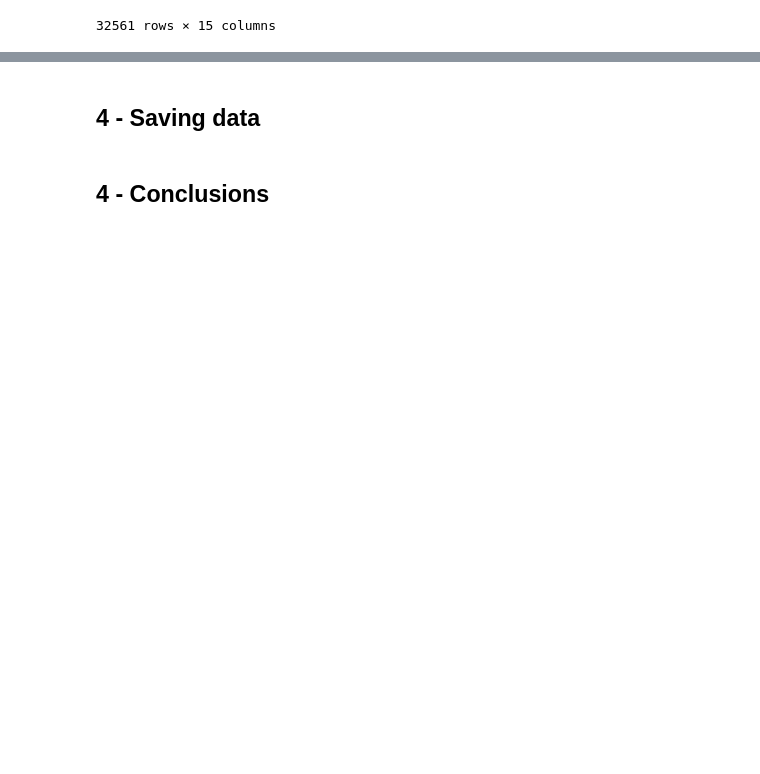
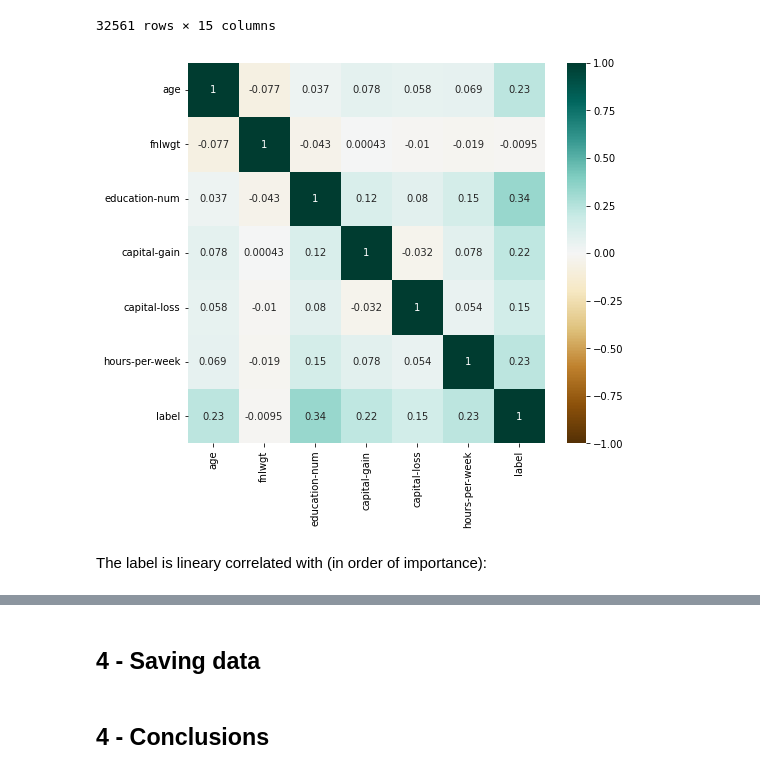
Before and after one commit to VicenteYago/adult-classification, a Jupyter notebook: 1 - EDA.ipynb, the cells around one changed output, grey strips where cells are left out. Drawn from its saved outputs; the diff is of its cells as text; code cells hidden in the pictures; blank space fills up the shorter version.

```diff
--- a/1 - EDA.ipynb
+++ b/1 - EDA.ipynb
@@ -219,7 +291,9 @@ plt.show()
 # %%
-#r = train.corr()
-
-#f, ax = plt.subplots(figsize=(8, 7))
-
-#sns.heatmap(r, annot=True, ax=ax)
-#plt.show()
+r = train.corr()
+f, ax = plt.subplots(figsize=(8, 7))
+sns.heatmap(r, annot=True, ax=ax, vmin=-1, vmax=1, cmap='BrBG')
+plt.show()
+# %% [output]
+[figure, added]
+# %% [markdown]
+The label is lineary correlated with (in order of importance):
```
Also changed, not shown: parts of 27 cells of this notebook, 1 other file.
